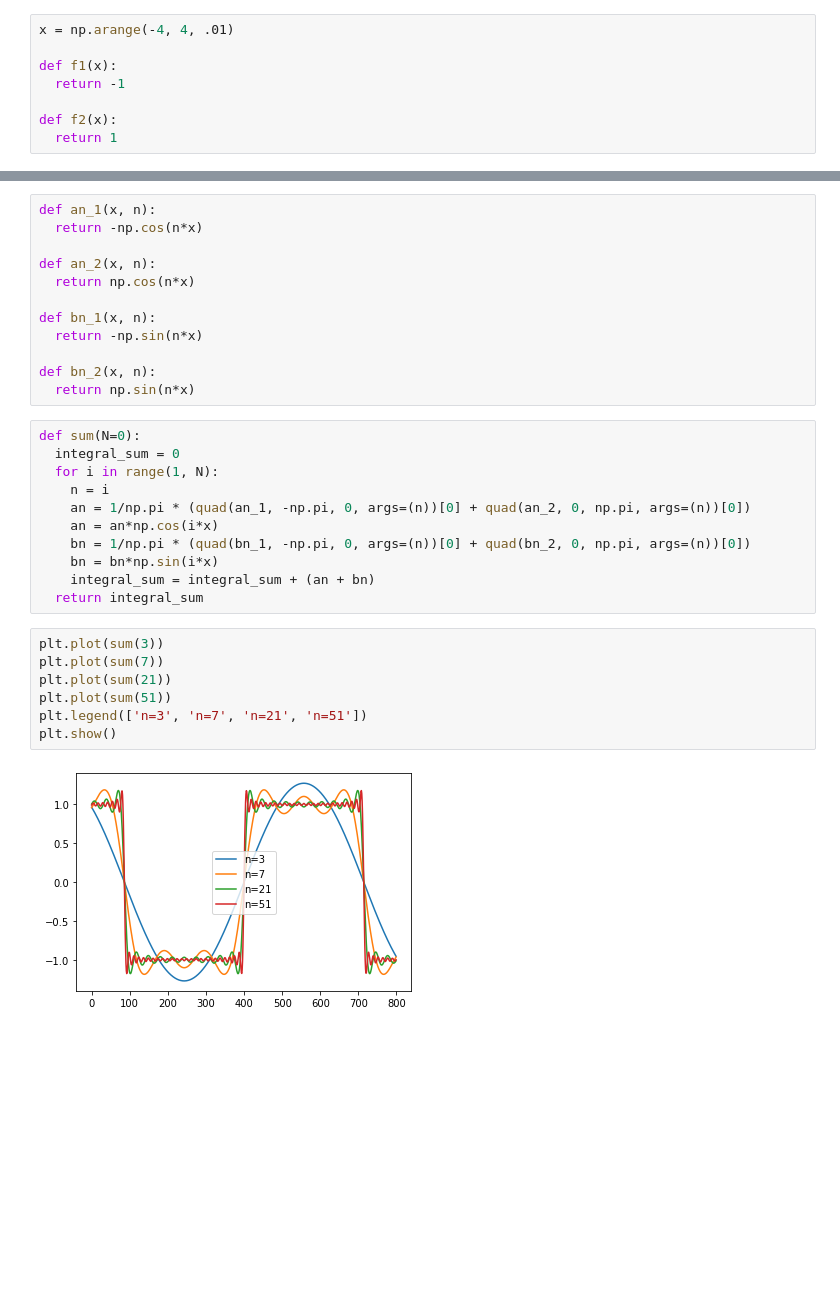
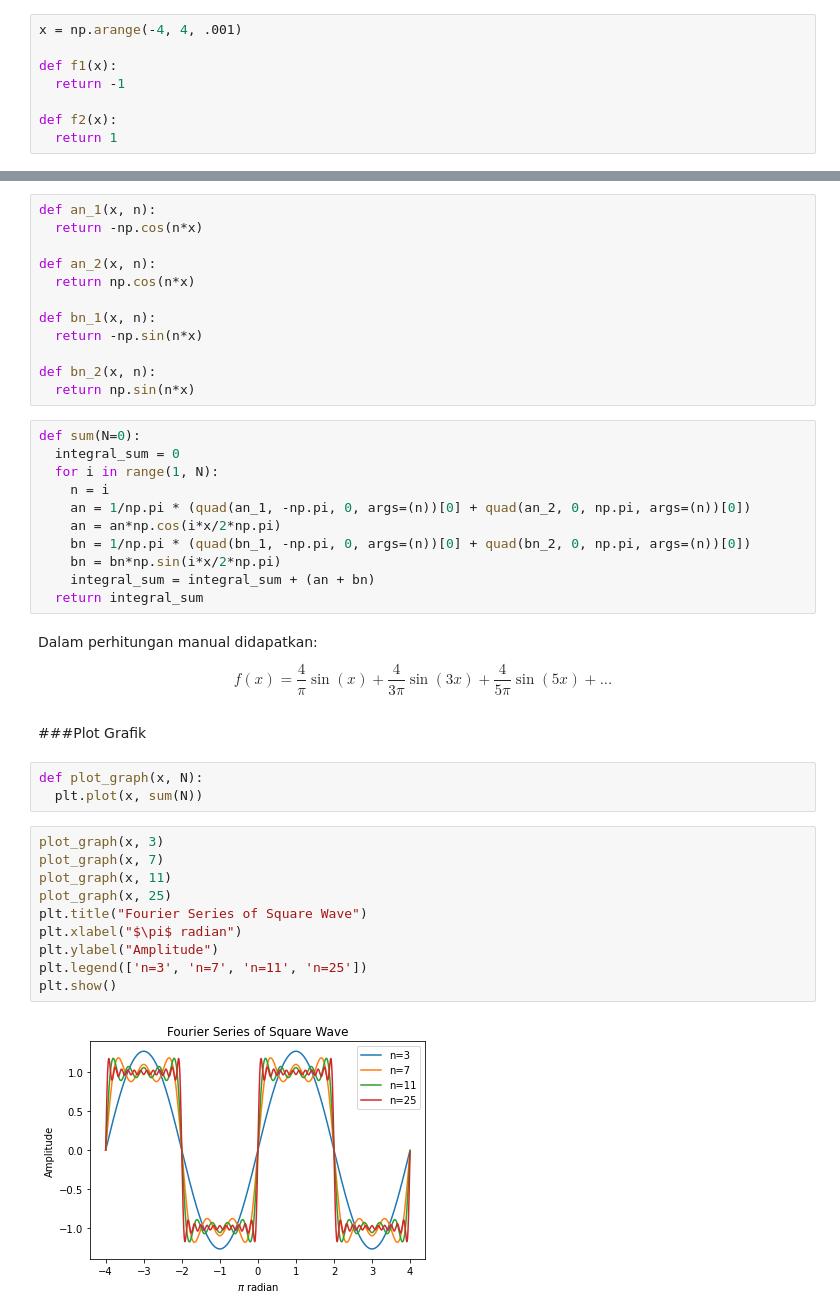
Before and after one commit to miqbals17/Fourier, a Jupyter notebook: Fourier_Series.ipynb, the cells around one changed output, grey strips where cells are left out. Saved outputs shown, nothing was run; the diff lists cells and outputs as text; blank space fills up the shorter version.

```diff
--- a/Fourier_Series.ipynb
+++ b/Fourier_Series.ipynb
@@ -63,7 +63,7 @@ $$
 # %% [markdown]
 ###Perhitungan $a_0$ :
 # %%
-x = np.arange(-4, 4, .01)
+x = np.arange(-4, 4, .001)
 
 def f1(x):
   return -1
@@ -105,17 +105,28 @@ def sum(N=0):
   for i in range(1, N):
     n = i
     an = 1/np.pi * (quad(an_1, -np.pi, 0, args=(n))[0] + quad(an_2, 0, np.pi, args=(n))[0])
-    an = an*np.cos(i*x)
+    an = an*np.cos(i*x/2*np.pi)
     bn = 1/np.pi * (quad(bn_1, -np.pi, 0, args=(n))[0] + quad(bn_2, 0, np.pi, args=(n))[0])
-    bn = bn*np.sin(i*x)
+    bn = bn*np.sin(i*x/2*np.pi)
     integral_sum = integral_sum + (an + bn)
   return integral_sum
-# %%
-plt.plot(sum(3))
-plt.plot(sum(7))
-plt.plot(sum(21))
-plt.plot(sum(51))
-plt.legend(['n=3', 'n=7', 'n=21', 'n=51'])
-plt.show()
-# %% [output]
-[figure, removed]
+# %% [markdown]
+Dalam perhitungan manual didapatkan:
+$$f(x)=\frac{4}{\pi}\sin(x)+\frac{4}{3\pi}\sin(3x)+\frac{4}{5\pi}\sin(5x)+...$$
+# %% [markdown]
+###Plot Grafik
+# %%
+def plot_graph(x, N):
+  plt.plot(x, sum(N))
+# %%
+plot_graph(x, 3)
+plot_graph(x, 7)
+plot_graph(x, 11)
+plot_graph(x, 25)
+plt.title("Fourier Series of Square Wave")
+plt.xlabel("$\pi$ radian")
+plt.ylabel("Amplitude")
+plt.legend(['n=3', 'n=7', 'n=11', 'n=25'])
+plt.show()
+# %% [output]
+[figure, added]
```
Also changed, not shown: parts of 8 cells of this notebook.
